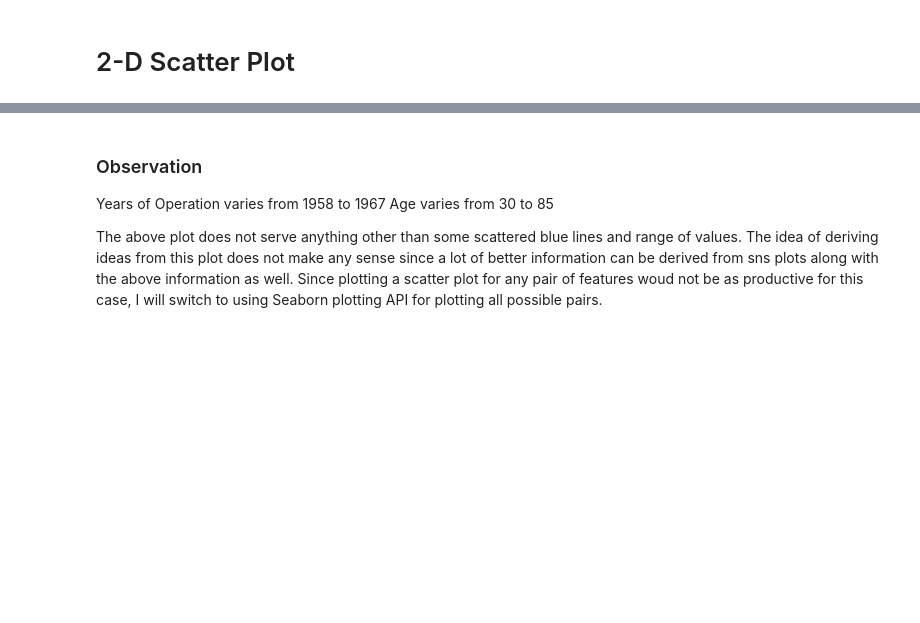
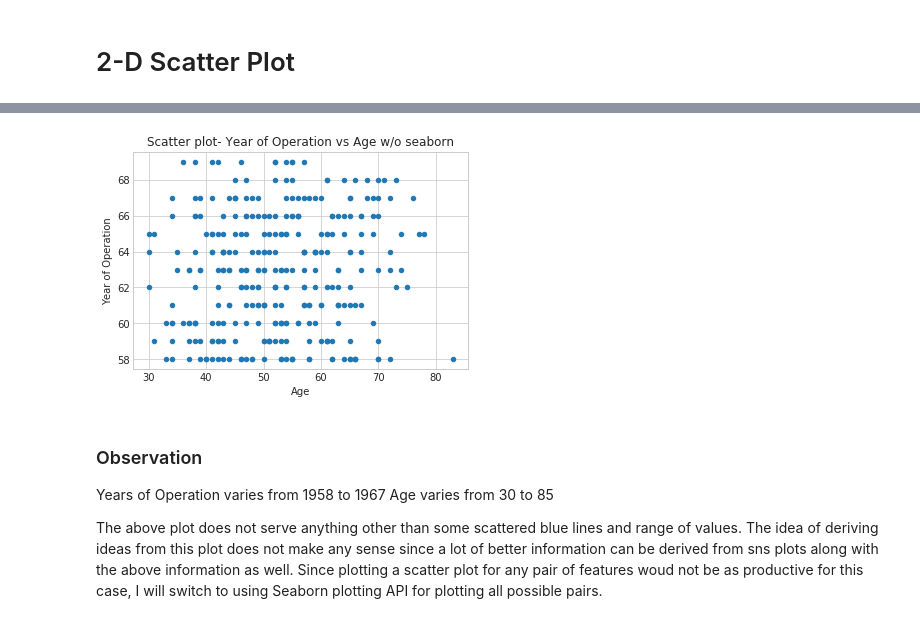
Before and after one commit to krishnakrmahto/Applied-AI-Course-Assignments, a Jupyter notebook: DataVisualisationWithHabermanDataset/EDAOnHaberSurvivalDataset.ipynb, the cells around one changed output, grey strips where cells are left out. Cells and saved outputs as stored; diff of their text form; code cells hidden in the pictures; blank space fills up the shorter version.

```diff
--- a/DataVisualisationWithHabermanDataset/EDAOnHaberSurvivalDataset.ipynb
+++ b/DataVisualisationWithHabermanDataset/EDAOnHaberSurvivalDataset.ipynb
@@ -84,5 +87,6 @@ Name: Survival Status, dtype: int64
 # 2-D Scatter Plot
 # %%
 df.plot(kind = 'scatter', x = 'Age', y = 'Year of Operation')
+plt.title('Scatter plot- Year of Operation vs Age w/o seaborn')
 plt.show()
 # %% [output]
@@ -91,3 +93,4 @@ plt.show()
+[figure, added]
 # %% [markdown]
 ### Observation
 
```
Also changed, not shown: parts of 25 cells of this notebook.
